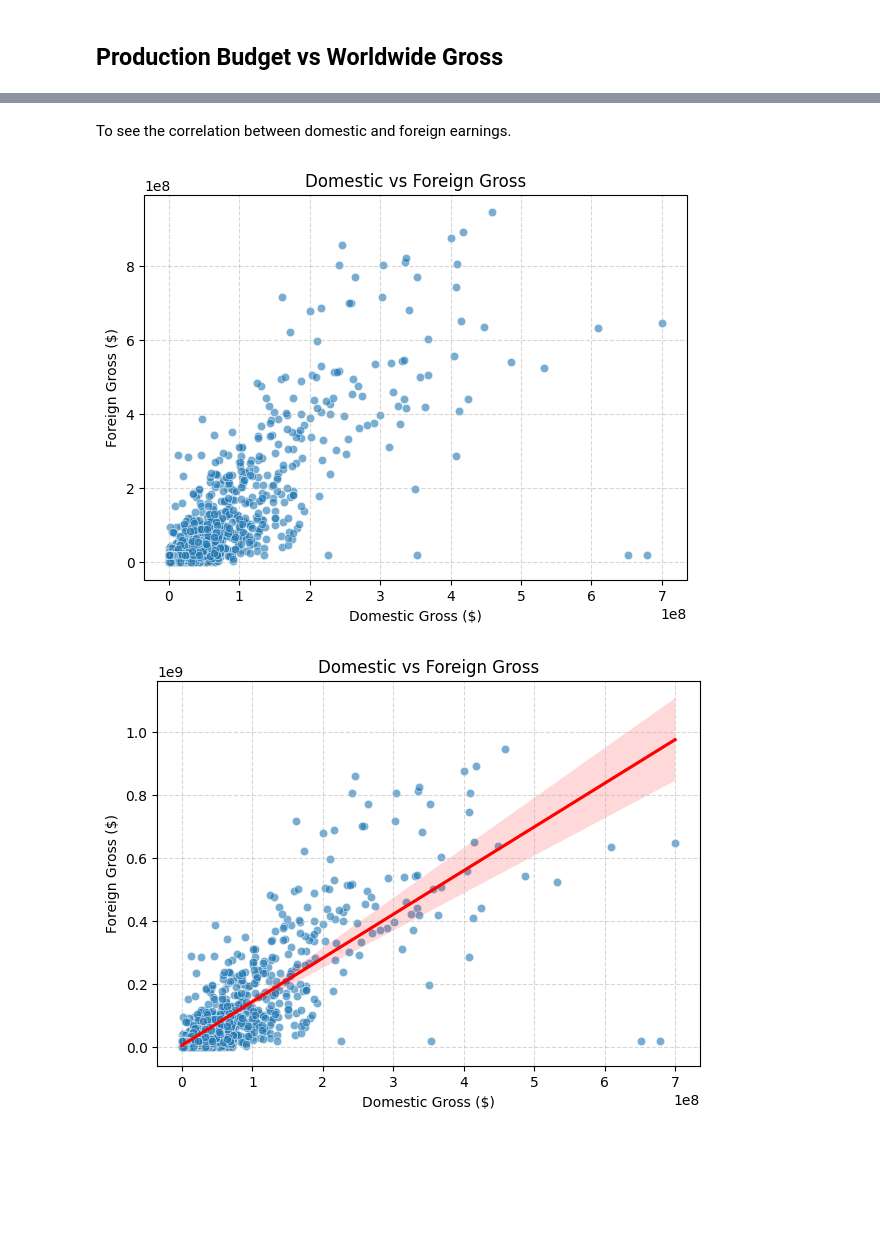
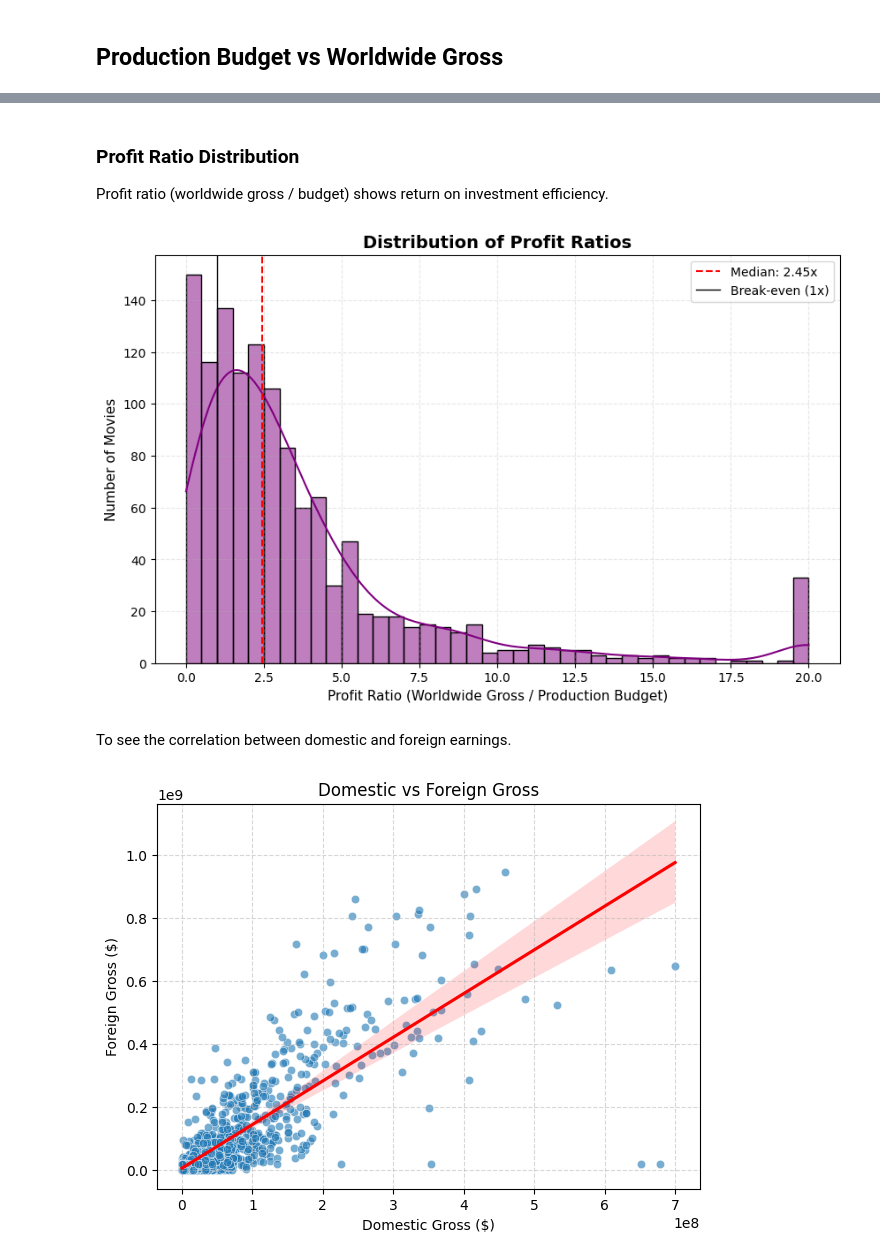
Before and after one commit to lorenaterah/Phase-2-project-G3, a Jupyter notebook: Notebooks/steve.ipynb, the cells around one changed output, grey strips where cells are left out. Saved outputs shown, nothing was run; the diff lists cells and outputs as text; code cells hidden in the pictures; blank space fills up the shorter version.

```diff
--- a/Notebooks/steve.ipynb
+++ b/Notebooks/steve.ipynb
@@ -738,15 +831,23 @@ dtype: int64
+# %% [markdown]
+### Profit Ratio Distribution
+
+Profit ratio (worldwide gross / budget) shows return on investment efficiency.
+# %%
+plt.figure(figsize=(10, 6))
+sns.histplot(df_box['profit_ratio'], bins=40, kde=True, color='purple')
+plt.title('Distribution of Profit Ratios', fontsize=14, fontweight='bold')
+plt.xlabel('Profit Ratio (Worldwide Gross / Production Budget)', fontsize=11)
+plt.ylabel('Number of Movies', fontsize=11)
+plt.axvline(df_box['profit_ratio'].median(), color='red', linestyle='--',
+            label=f'Median: {df_box["profit_ratio"].median():.2f}x')
+plt.axvline(1, color='black', linestyle='-', linewidth=1, label='Break-even (1x)')
+plt.legend()
+plt.grid(True, linestyle='--', alpha=0.3)
+plt.show()
+# %% [output]
+[figure, added]
 # %% [markdown]
 To see the correlation between domestic and foreign earnings.
-# %%
-plt.figure(figsize=(7,5))
-sns.scatterplot(x='domestic_gross_y', y='foreign_gross', data=df_box, alpha=0.6)
-plt.title('Domestic vs Foreign Gross')
-plt.xlabel('Domestic Gross ($)')
-plt.ylabel('Foreign Gross ($)')
-plt.grid(True, linestyle='--', alpha=0.5)
-plt.show()
-# %% [output]
-[figure, removed]
 # %%
 plt.figure(figsize=(7,5))
 sns.scatterplot(x='domestic_gross_y', y='foreign_gross', data=df_box, alpha=0.6)
```
Also changed, not shown: parts of 18 cells of this notebook.
